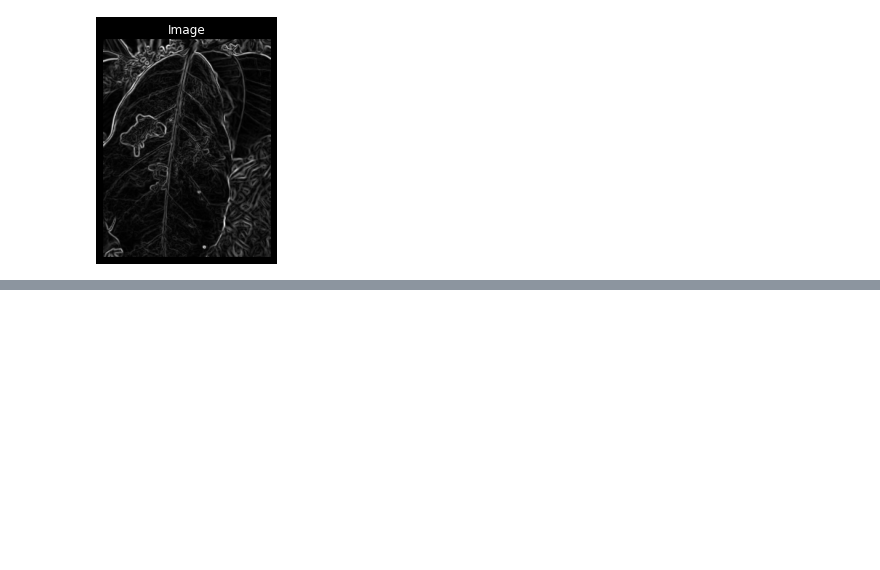
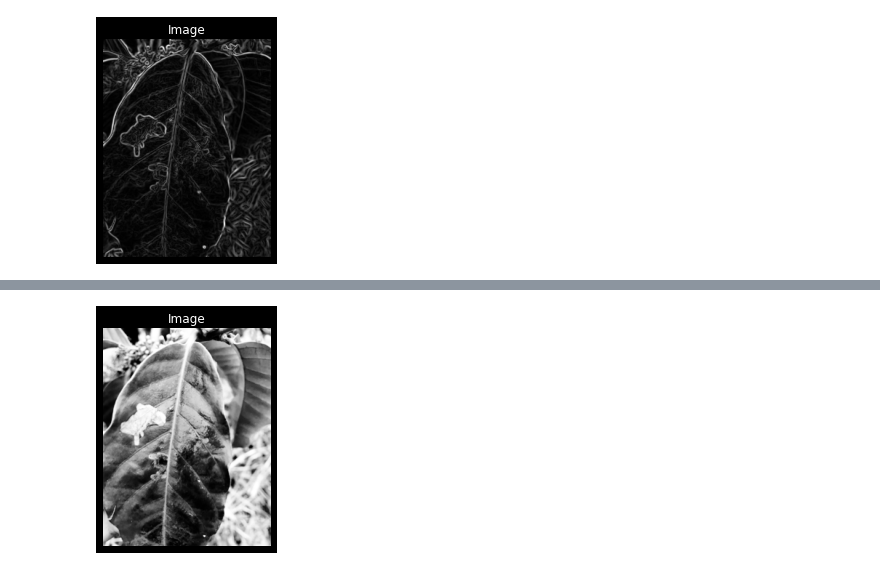
Before and after one commit to renan-lemes/python_labs, a Jupyter notebook: ProcessingImage/img.ipynb, the cells around one changed output, grey strips where cells are left out. Saved outputs shown, nothing was run; the diff lists cells and outputs as text; code cells hidden in the pictures; blank space fills up the shorter version.

Commit message:
CHORES:usando exposure

```diff
--- a/ProcessingImage/img.ipynb
+++ b/ProcessingImage/img.ipynb
@@ -184,0 +198,5 @@ show_image(sobel_img)
+# %%
+img_peste_cafe_gray_hist = exposure.equalize_hist(img_peste_cafe_gray)
+show_image(img_peste_cafe_gray_hist)
+# %% [output]
+[figure, added]
```
Also changed, not shown: parts of 4 cells of this notebook.
